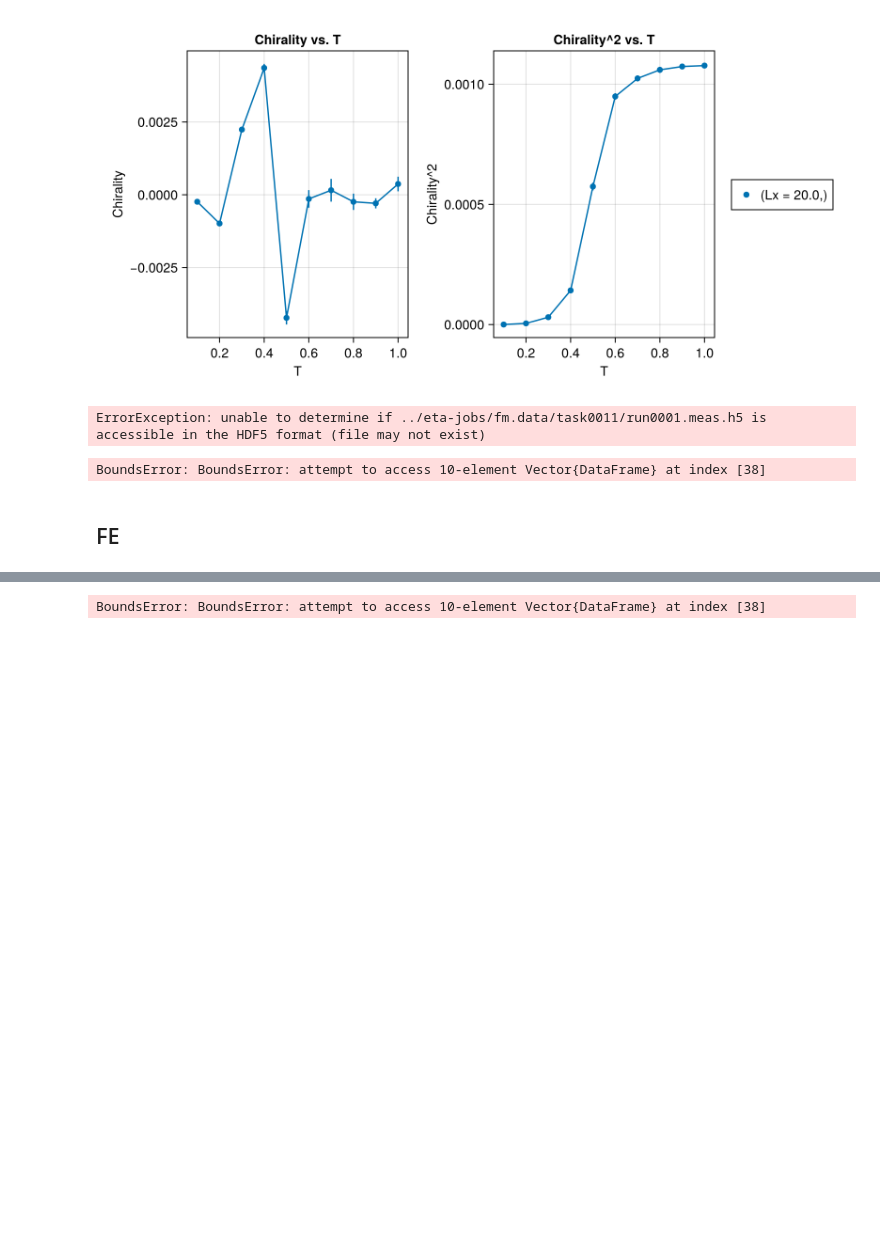
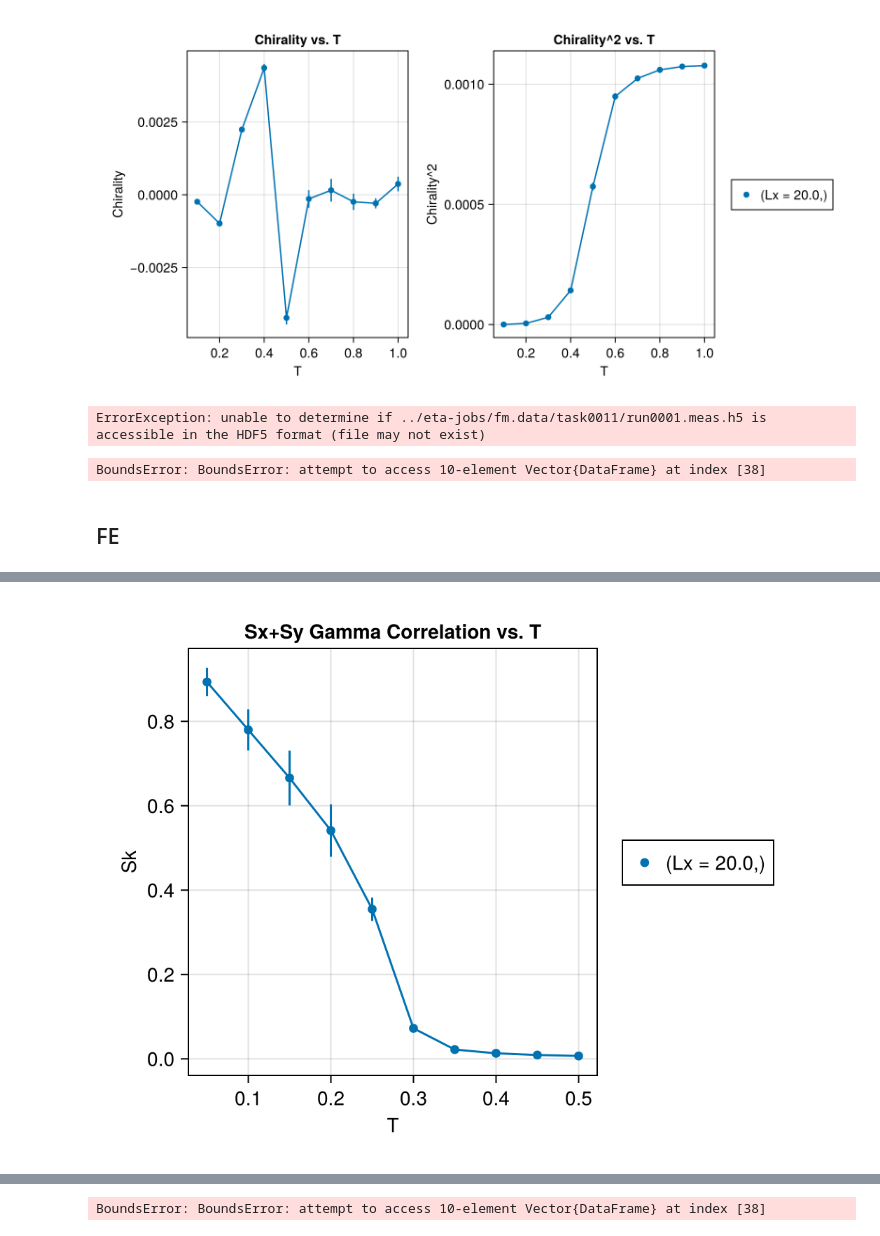
Before and after one commit to PatXue/WignerMolecule.jl, a Jupyter notebook: analysis/eta-model.ipynb, the cells around one changed output, grey strips where cells are left out. Saved outputs shown, nothing was run; the diff lists cells and outputs as text; code cells hidden in the pictures; blank space fills up the shorter version.

```diff
--- a/analysis/eta-model.ipynb
+++ b/analysis/eta-model.ipynb
@@ -180,3 +180,14 @@ fig
+# %%
+fig = Figure(size=(500, 400))
+
+fig[1,1] = ax_e = Axis(fig, title="Sx+Sy Gamma Correlation vs. T", xlabel="T", ylabel="Sk")
+generate_plot!(ax_e, :T, :sk_corr_Γ, [:Lx], results.data; line=true) do sk
+    real.(getindex.(sk, 1, 1)) .+ real.(getindex.(sk, 2, 2))
+end
+Legend(fig[1,2], ax_e)
+fig
+# %% [output]
+[figure, added]
 # %%
 fig = Figure(size=(800, 400))
 
```
Also changed, not shown: parts of 4 cells of this notebook, 1 other file.
